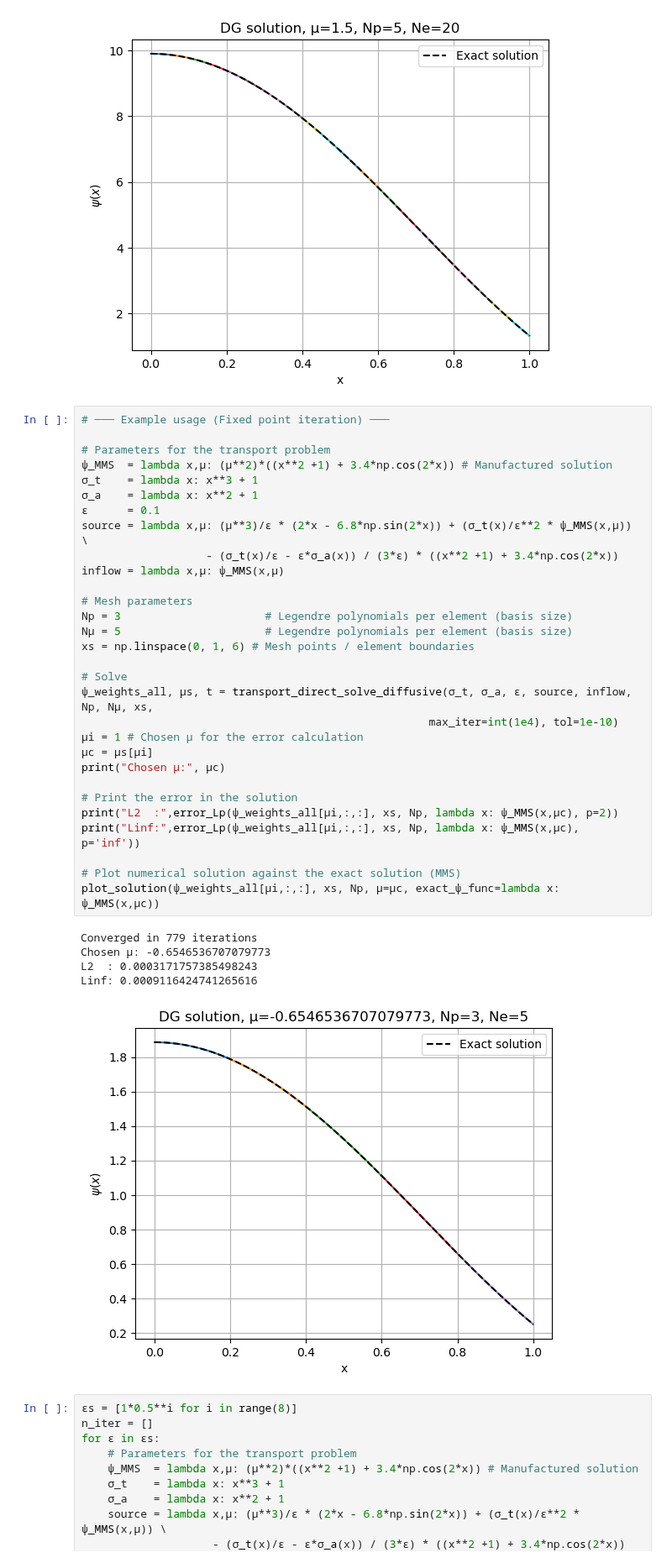
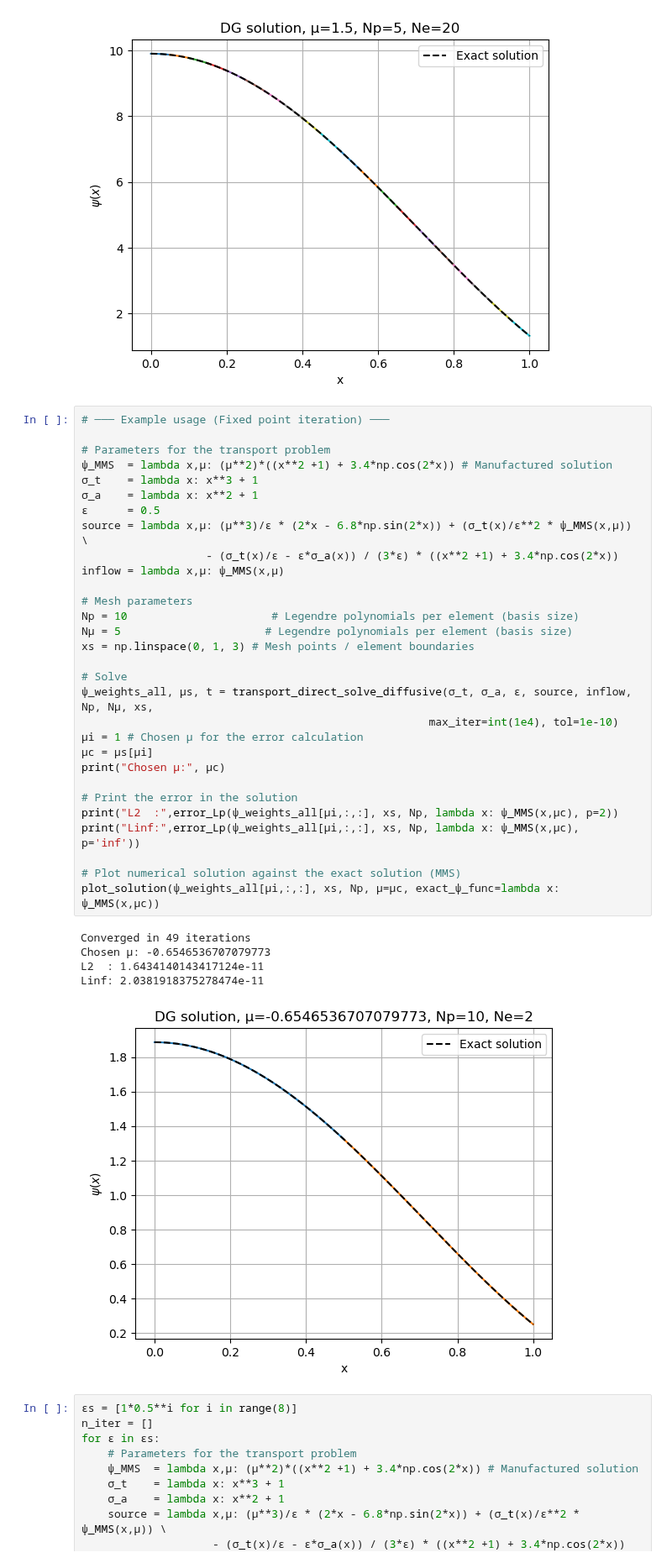
Before and after one commit to jpgallagher1/PIMS-GroupB, a Jupyter notebook: main.ipynb, the cells around one changed output. Shown at 84% size. Drawn from its saved outputs; the diff is of its cells as text.

```diff
--- a/main.ipynb
+++ b/main.ipynb
@@ -37,39 +37,39 @@ Linf: 4.312269652473333e-09
 # %%
 # ─── Example usage (Fixed point iteration) ───
 
 # Parameters for the transport problem
 ψ_MMS  = lambda x,μ: (μ**2)*((x**2 +1) + 3.4*np.cos(2*x)) # Manufactured solution
 σ_t    = lambda x: x**3 + 1
 σ_a    = lambda x: x**2 + 1
-ε      = 0.1
+ε      = 0.5
 source = lambda x,μ: (μ**3)/ε * (2*x - 6.8*np.sin(2*x)) + (σ_t(x)/ε**2 * ψ_MMS(x,μ)) \
                    - (σ_t(x)/ε - ε*σ_a(x)) / (3*ε) * ((x**2 +1) + 3.4*np.cos(2*x))
 inflow = lambda x,μ: ψ_MMS(x,μ)
 
 # Mesh parameters
-Np = 3                      # Legendre polynomials per element (basis size)
+Np = 10                      # Legendre polynomials per element (basis size)
 Nμ = 5                      # Legendre polynomials per element (basis size)
-xs = np.linspace(0, 1, 6) # Mesh points / element boundaries
+xs = np.linspace(0, 1, 3) # Mesh points / element boundaries
 
 # Solve
 ψ_weights_all, μs, t = transport_direct_solve_diffusive(σ_t, σ_a, ε, source, inflow, Np, Nμ, xs,
                                                      max_iter=int(1e4), tol=1e-10)
 μi = 1 # Chosen μ for the error calculation
 μc = μs[μi]
 print("Chosen μ:", μc)
 
 # Print the error in the solution
 print("L2  :",error_Lp(ψ_weights_all[μi,:,:], xs, Np, lambda x: ψ_MMS(x,μc), p=2))
 print("Linf:",error_Lp(ψ_weights_all[μi,:,:], xs, Np, lambda x: ψ_MMS(x,μc), p='inf'))
 
 # Plot numerical solution against the exact solution (MMS)
 plot_solution(ψ_weights_all[μi,:,:], xs, Np, μ=μc, exact_ψ_func=lambda x: ψ_MMS(x,μc))
 # %% [output]
-Converged in 779 iterations
+Converged in 49 iterations
 Chosen μ: -0.6546536707079773
-L2  : 0.0003171757385498243
-Linf: 0.0009116424741265616
+L2  : 1.6434140143417124e-11
+Linf: 2.0381918375278474e-11
-[figure, old version]
+[figure, new version]
 # %%
 εs = [1*0.5**i for i in range(8)]
 n_iter = []
```
